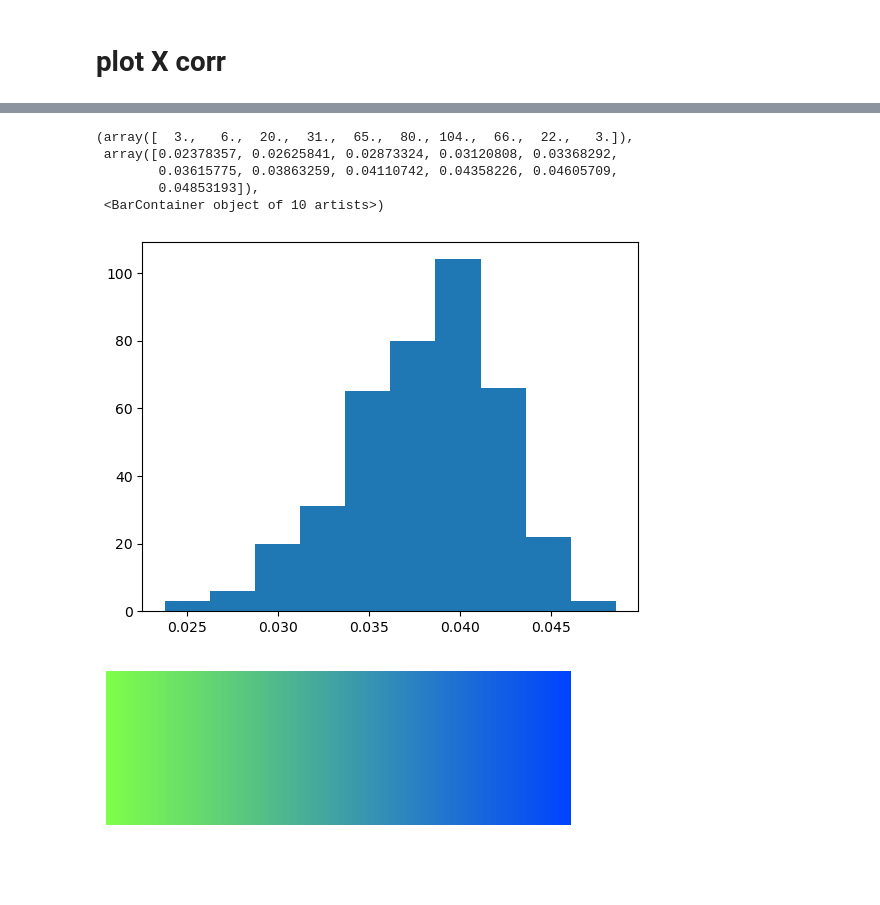
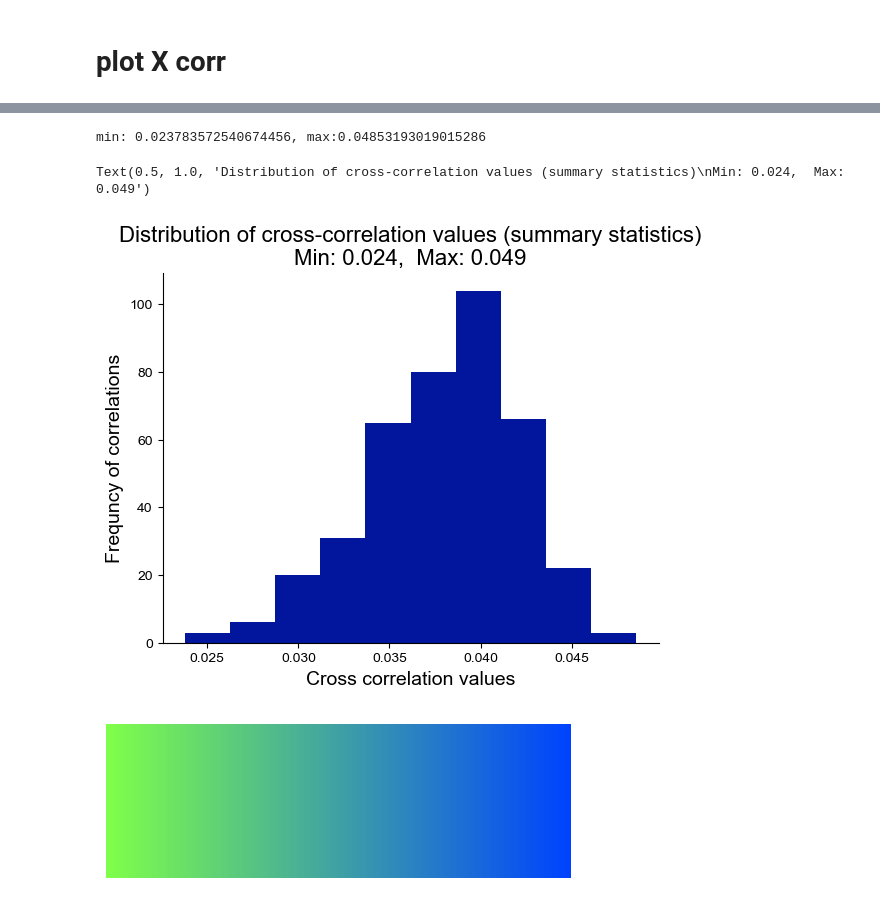
Before and after one commit to jungheejung/spacetop_biopac, a Jupyter notebook: scripts/p05_xcorr/c02_plotxcorr_sandbox_noZ.ipynb, the cells around one changed output, grey strips where cells are left out. Drawn from its saved outputs; the diff is of its cells as text; code cells hidden in the pictures; blank space fills up the shorter version.

```diff
--- a/scripts/p05_xcorr/c02_plotxcorr_sandbox_noZ.ipynb
+++ b/scripts/p05_xcorr/c02_plotxcorr_sandbox_noZ.ipynb
@@ -291,12 +393,15 @@ pixdim[1,2,3] should be non-zero; setting 0 dims to 1
-# %%
-plt.hist(roi_xcorr)
-# %% [output]
-(array([  3.,   6.,  20.,  31.,  65.,  80., 104.,  66.,  22.,   3.]),
- array([0.02378357, 0.02625841, 0.02873324, 0.03120808, 0.03368292,
-        0.03615775, 0.03863259, 0.04110742, 0.04358226, 0.04605709,
-        0.04853193]),
- <BarContainer object of 10 artists>)
-[figure, removed]
+# %%
+plt.hist(roi_xcorr)
+plt.hist(roi_xcorr, color='#01169D')
+print(f"min: {roi_xcorr.min()}, max:{roi_xcorr.max()}")
+sns.despine()
+plt.xlabel('Cross correlation values', fontsize=14)
+plt.ylabel('Frequncy of correlations', fontsize=14)
+plt.title(f"Distribution of cross-correlation values (summary statistics)\nMin: {round(roi_xcorr.min(), 3)},  Max: {round(roi_xcorr.max(), 3)}", fontsize=16)
+# %% [output]
+min: 0.023783572540674456, max:0.04853193019015286
+Text(0.5, 1.0, 'Distribution of cross-correlation values (summary statistics)\nMin: 0.024,  Max: 0.049')
+[figure, added]
 # %%
 # Define the colors at specific points
 colors = [
```
Also changed, not shown: parts of 12 cells of this notebook.
